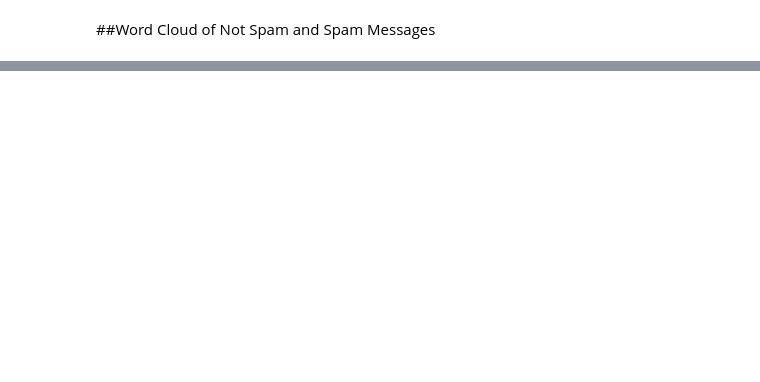
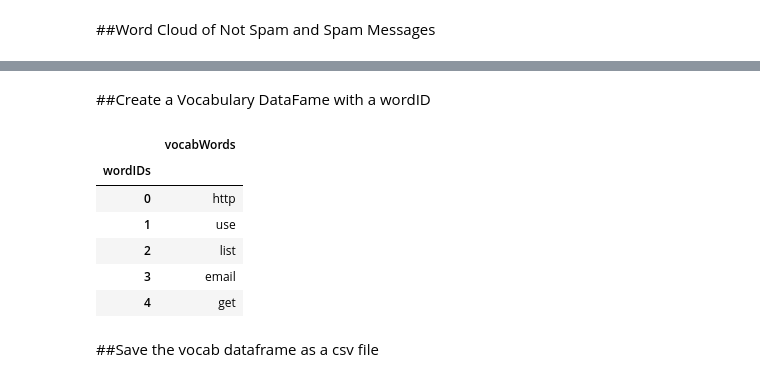
Before and after one commit to makhijakabir/machine-learning, a Jupyter notebook: bayesClassifierESF.ipynb, the cells around one changed output, grey strips where cells are left out. Drawn from its saved outputs; the diff is of its cells as text; code cells hidden in the pictures; blank space fills up the shorter version.

```diff
--- a/bayesClassifierESF.ipynb
+++ b/bayesClassifierESF.ipynb
@@ -49,7 +50,10 @@ notSpam2 = '/content/drive/MyDrive/Colab Notebooks/SpamData/01_Processing/spam_a
 spam = 1
 notSpam = 0
 
+vocabSize = 2500
+
 dataJSON = '/content/drive/MyDrive/Colab Notebooks/SpamData/01_Processing/exmail-test-data.json'
+dataCSV = '/content/drive/MyDrive/Colab Notebooks/SpamData/01_Processing/word-by-id.csv'
 
 whaleFile = '/content/drive/MyDrive/Colab Notebooks/SpamData/01_Processing/wordcloud_resources/whale-icon.png'
 notSpamIcon = '/content/drive/MyDrive/Colab Notebooks/SpamData/01_Processing/wordcloud_resources/thumbs-up.png'
@@ -548,0 +555,3 @@ plt.show()
+# %%
+stemmedNested = data.MESSAGE.apply(cleanMessage)
+flatStemmed = [item for sublist in stemmedNested for item in sublist]
@@ -548,0 +561,4 @@ plt.show()
+# %%
+uniqueWords =  pd.Series(flatStemmed).value_counts()
+print('No. of unique words', uniqueWords.shape[0])
+uniqueWords.head()
@@ -548,0 +573,3 @@ plt.show()
+# %%
+frequentWords = uniqueWords[0:vocabSize]
+print('The most common 10 words are:\n', frequentWords[:10])
@@ -548,0 +589,17 @@ plt.show()
+# %% [markdown]
+##Create a Vocabulary DataFame with a wordID
+# %%
+wordID = list(range(0, vocabSize))
+vocab = pd.DataFrame({'vocabWords':frequentWords.index.values}, index=wordID)
+vocab.index.name = 'wordIDs'
+vocab.head()
+# %% [output]
+|  | vocabWords |
+| wordIDs |  |
+| 0 | http |
+| 1 | use |
+| 2 | list |
+| 3 | email |
+| 4 | get |
+# %% [markdown]
+##Save the vocab dataframe as a csv file
```
Also changed, not shown: parts of 21 cells of this notebook.
